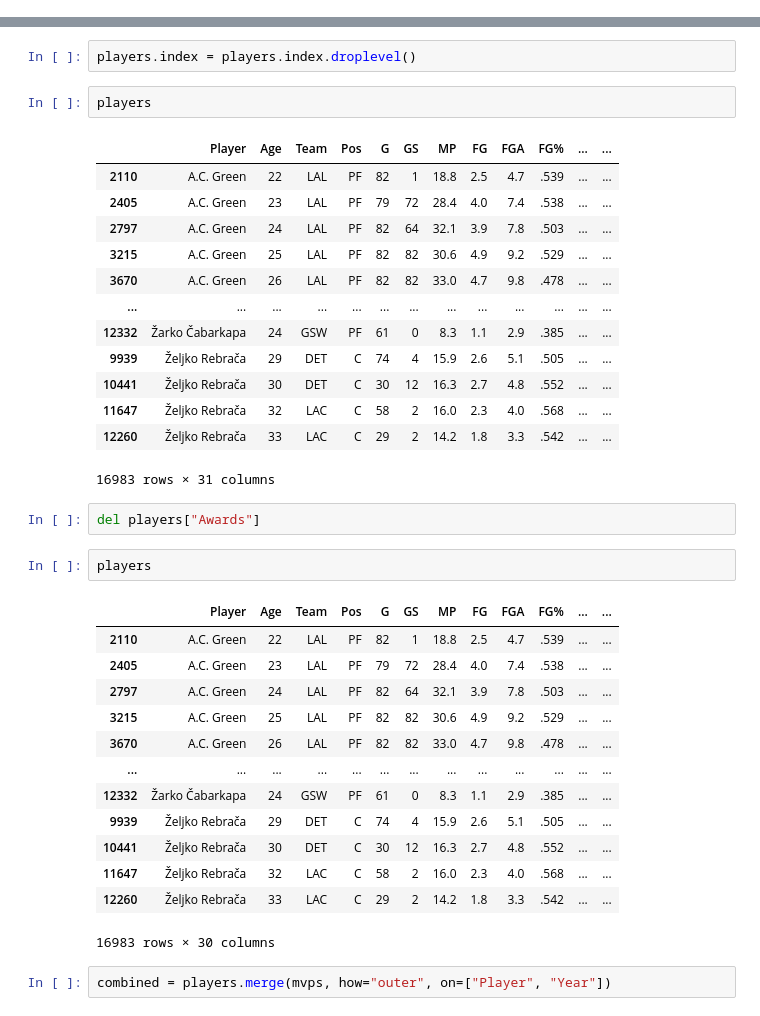
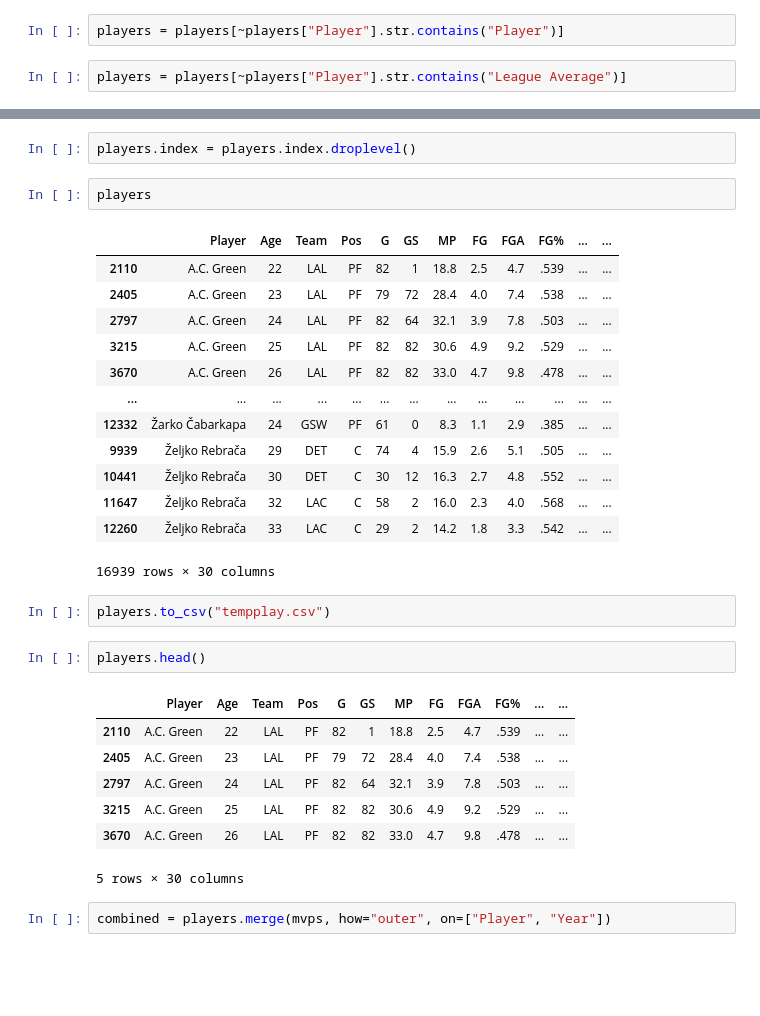
Before and after one commit to SalyanKarki/NBA-MVP-2025, a Jupyter notebook: NBAMVP/data_cleaning.ipynb, the cells around one changed output, grey strips where cells are left out. Cells and saved outputs as stored; diff of their text form; blank space fills up the shorter version.

```diff
--- a/NBAMVP/data_cleaning.ipynb
+++ b/NBAMVP/data_cleaning.ipynb
@@ -79,3 +79,7 @@ del players["Awards"]
+# %%
+players = players[~players["Player"].str.contains("Player")]
+# %%
+players = players[~players["Player"].str.contains("League Average")]
 # %%
 players
 # %% [output]
@@ -166,25 +179,19 @@ players
 | 10441 | Željko Rebrača | 30 | DET | C | 30 | 12 | 16.3 | 2.7 | 4.8 | .552 | ... | ... |
 | 11647 | Željko Rebrača | 32 | LAC | C | 58 | 2 | 16.0 | 2.3 | 4.0 | .568 | ... | ... |
 | 12260 | Željko Rebrača | 33 | LAC | C | 29 | 2 | 14.2 | 1.8 | 3.3 | .542 | ... | ... |
-16983 rows × 31 columns
+16939 rows × 30 columns
-# %%
-del players["Awards"]
+# %%
+players.to_csv("tempplay.csv")
 # %%
-players
+players.head()
 # %% [output]
 |  | Player | Age | Team | Pos | G | GS | MP | FG | FGA | FG% | ... | ... |
 | 2110 | A.C. Green | 22 | LAL | PF | 82 | 1 | 18.8 | 2.5 | 4.7 | .539 | ... | ... |
 | 2405 | A.C. Green | 23 | LAL | PF | 79 | 72 | 28.4 | 4.0 | 7.4 | .538 | ... | ... |
 | 2797 | A.C. Green | 24 | LAL | PF | 82 | 64 | 32.1 | 3.9 | 7.8 | .503 | ... | ... |
 | 3215 | A.C. Green | 25 | LAL | PF | 82 | 82 | 30.6 | 4.9 | 9.2 | .529 | ... | ... |
 | 3670 | A.C. Green | 26 | LAL | PF | 82 | 82 | 33.0 | 4.7 | 9.8 | .478 | ... | ... |
-| ... | ... | ... | ... | ... | ... | ... | ... | ... | ... | ... | ... | ... |
-| 12332 | Žarko Čabarkapa | 24 | GSW | PF | 61 | 0 | 8.3 | 1.1 | 2.9 | .385 | ... | ... |
-| 9939 | Željko Rebrača | 29 | DET | C | 74 | 4 | 15.9 | 2.6 | 5.1 | .505 | ... | ... |
-| 10441 | Željko Rebrača | 30 | DET | C | 30 | 12 | 16.3 | 2.7 | 4.8 | .552 | ... | ... |
-| 11647 | Željko Rebrača | 32 | LAC | C | 58 | 2 | 16.0 | 2.3 | 4.0 | .568 | ... | ... |
-| 12260 | Željko Rebrača | 33 | LAC | C | 29 | 2 | 14.2 | 1.8 | 3.3 | .542 | ... | ... |
-16983 rows × 30 columns
+5 rows × 30 columns
 # %%
 combined = players.merge(mvps, how="outer", on=["Player", "Year"])
 # %%
```
Also changed, not shown: parts of 42 cells of this notebook, 47 other files.
